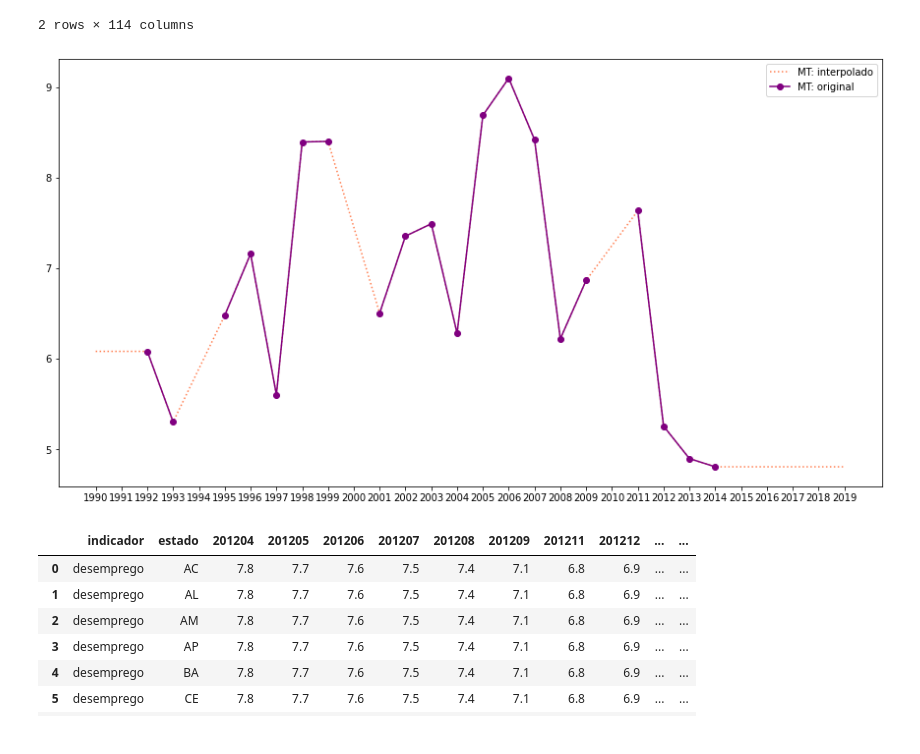
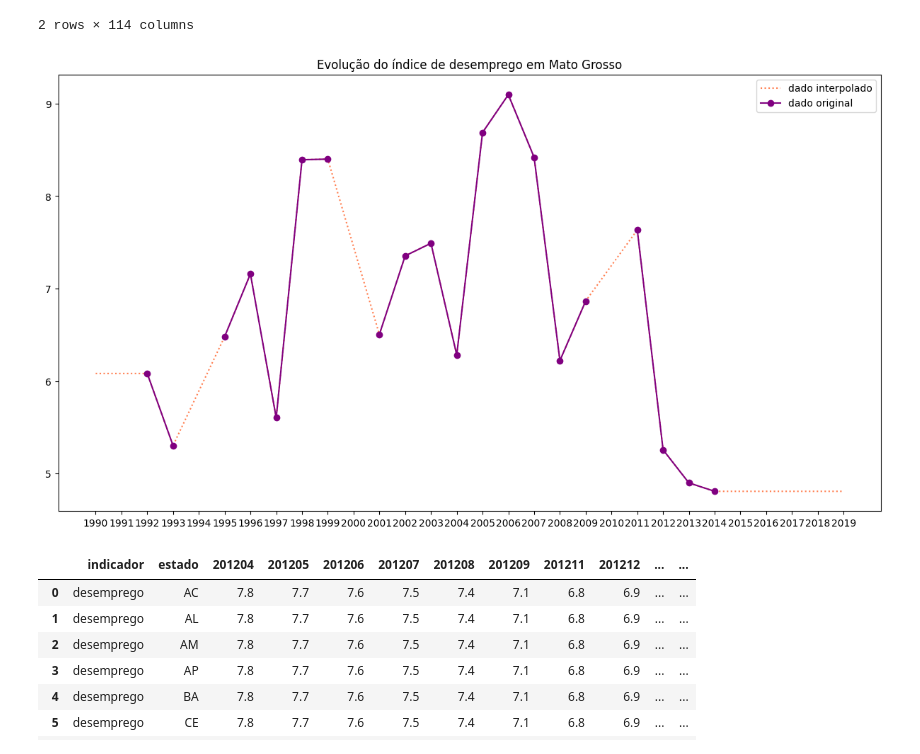
Before and after one commit to LeiteJu/TCC, a Jupyter notebook: data/data_prep.ipynb, the cells around one changed output. Cells and saved outputs as stored; diff of their text form; code cells hidden in the pictures.

```diff
--- a/data/data_prep.ipynb
+++ b/data/data_prep.ipynb
@@ -20,7 +20,7 @@ import warnings
 warnings.filterwarnings("ignore")
 # %%
 # path dos dados no drive
-PATH = "/content/drive/MyDrive/TCC/data/entrada/"
+PATH = "https://raw.githubusercontent.com/LeiteJu/TCC/main/data/entrada/"
 
 # constantes dos anos
 
@@ -484,22 +484,24 @@ df = df.append(df_desemp)
 # %%
 orig = pd.read_csv(PATH+"desemprego_b2015.csv", sep=";", skiprows=1, decimal=",")
 
 orig = orig.dropna(axis=1).drop(["Sigla", "Código","Estado"], axis=1)
 orig[list(set(ANOS)- set(orig.columns))] = np.nan
 orig = orig.reindex(sorted(orig.columns), axis=1)
 
 interp=orig.interpolate(method="linear", axis=1, limit_direction="both")
 
 plt.figure(figsize=(15,8))
 
-plt.plot(interp.iloc[12].T, linestyle=":", label=f"{SIGLAS[12]}: interpolado", color="coral")
-plt.plot(orig.iloc[12].T, marker="o", label=f"{SIGLAS[12]}: original", color="purple")
+plt.title("Evolução do índice de desemprego em Mato Grosso")
+
+plt.plot(interp.iloc[12].T, linestyle=":", label=f"dado interpolado", color="coral")
+plt.plot(orig.iloc[12].T, marker="o", label=f"dado original", color="purple")
 
 plt.legend()
 
 plt.show()
 # %% [output]
-[figure, old version]
+[figure, new version]
 # %%
 pd.set_option('display.max_rows', 500)
 df_desemp[df_desemp.columns[df_desemp.dtypes == object]]
```
Also changed, not shown: parts of 8 cells of this notebook, 35 other files.
